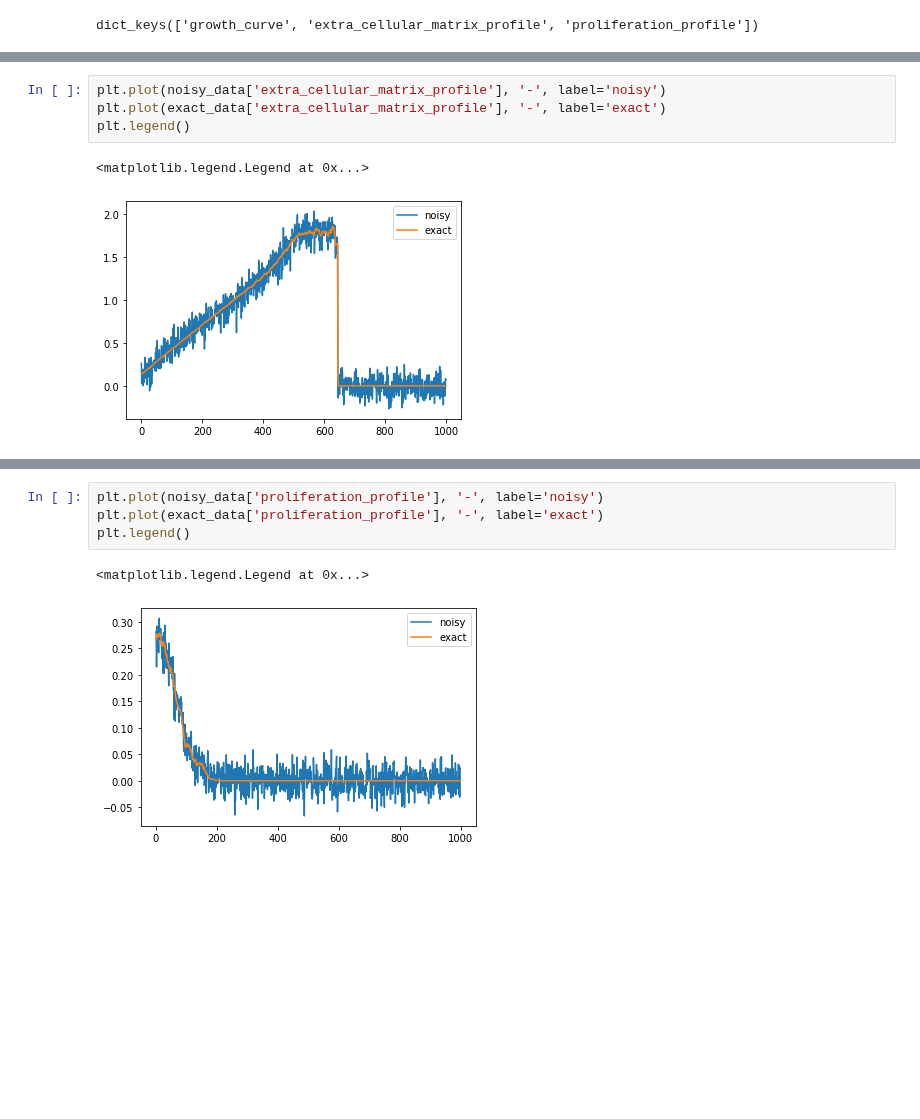
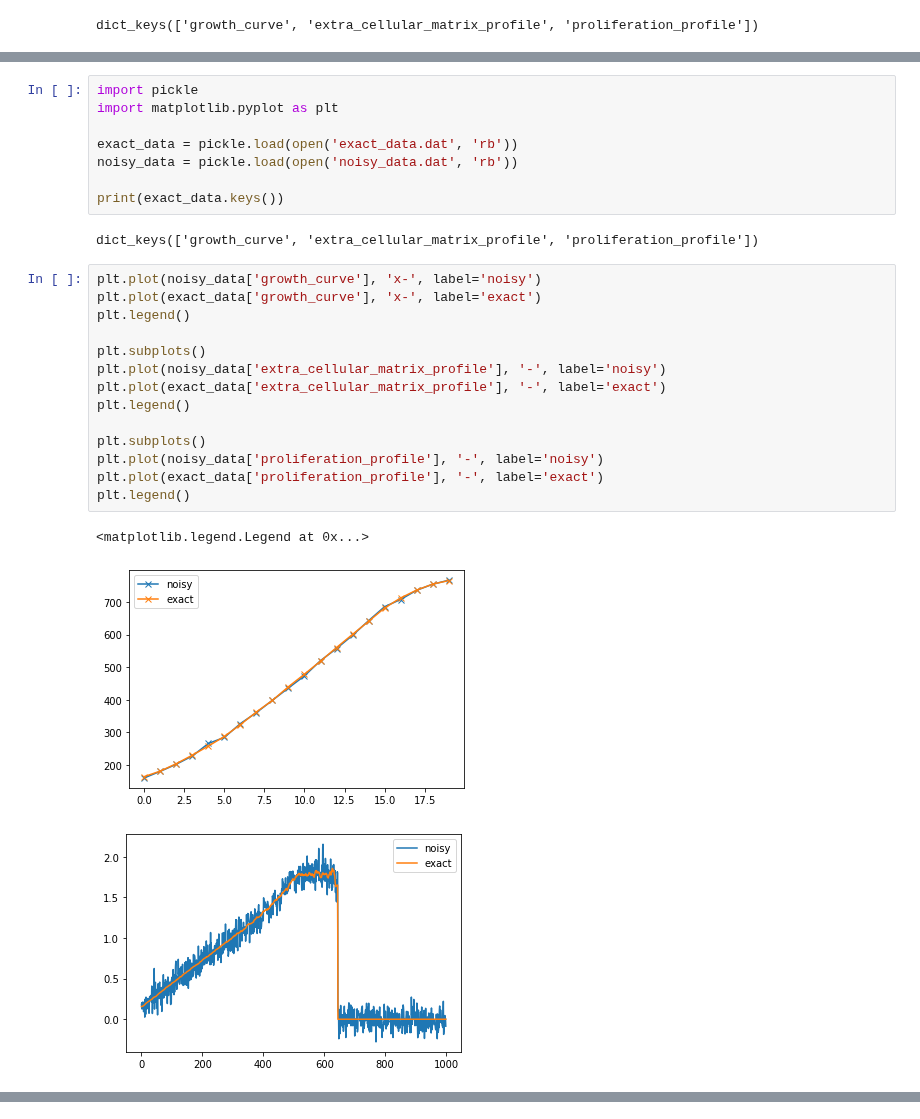
Before and after one commit to yannikschaelte/Study-ABC-Noise, a Jupyter notebook: study_abc_noise/infer_exactly_tumor/viz_data.ipynb, the cells around one changed output, grey strips where cells are left out. Drawn from its saved outputs; the diff is of its cells as text; blank space fills up the shorter version.

```diff
--- a/study_abc_noise/infer_exactly_tumor/viz_data.ipynb
+++ b/study_abc_noise/infer_exactly_tumor/viz_data.ipynb
@@ -18,7 +30,28 @@ plt.legend()
+# %%
+import pickle
+import matplotlib.pyplot as plt
+
+exact_data = pickle.load(open('exact_data.dat', 'rb'))
+noisy_data = pickle.load(open('noisy_data.dat', 'rb'))
+
+print(exact_data.keys())
+# %% [output]
+dict_keys(['growth_curve', 'extra_cellular_matrix_profile', 'proliferation_profile'])
 # %%
+plt.plot(noisy_data['growth_curve'], 'x-', label='noisy')
+plt.plot(exact_data['growth_curve'], 'x-', label='exact')
+plt.legend()
+
+plt.subplots()
 plt.plot(noisy_data['extra_cellular_matrix_profile'], '-', label='noisy')
 plt.plot(exact_data['extra_cellular_matrix_profile'], '-', label='exact')
 plt.legend()
+
+plt.subplots()
+plt.plot(noisy_data['proliferation_profile'], '-', label='noisy')
+plt.plot(exact_data['proliferation_profile'], '-', label='exact')
+plt.legend()
 # %% [output]
 <matplotlib.legend.Legend at 0x...>
-[figure, old version]
+[figure, new version]
+[figure, added]
@@ -25,7 +58,0 @@ plt.legend()
-# %%
-plt.plot(noisy_data['proliferation_profile'], '-', label='noisy')
-plt.plot(exact_data['proliferation_profile'], '-', label='exact')
-plt.legend()
-# %% [output]
-<matplotlib.legend.Legend at 0x...>
-[figure, removed]
```
Also changed, not shown: parts of 2 cells of this notebook, 23 other files.
